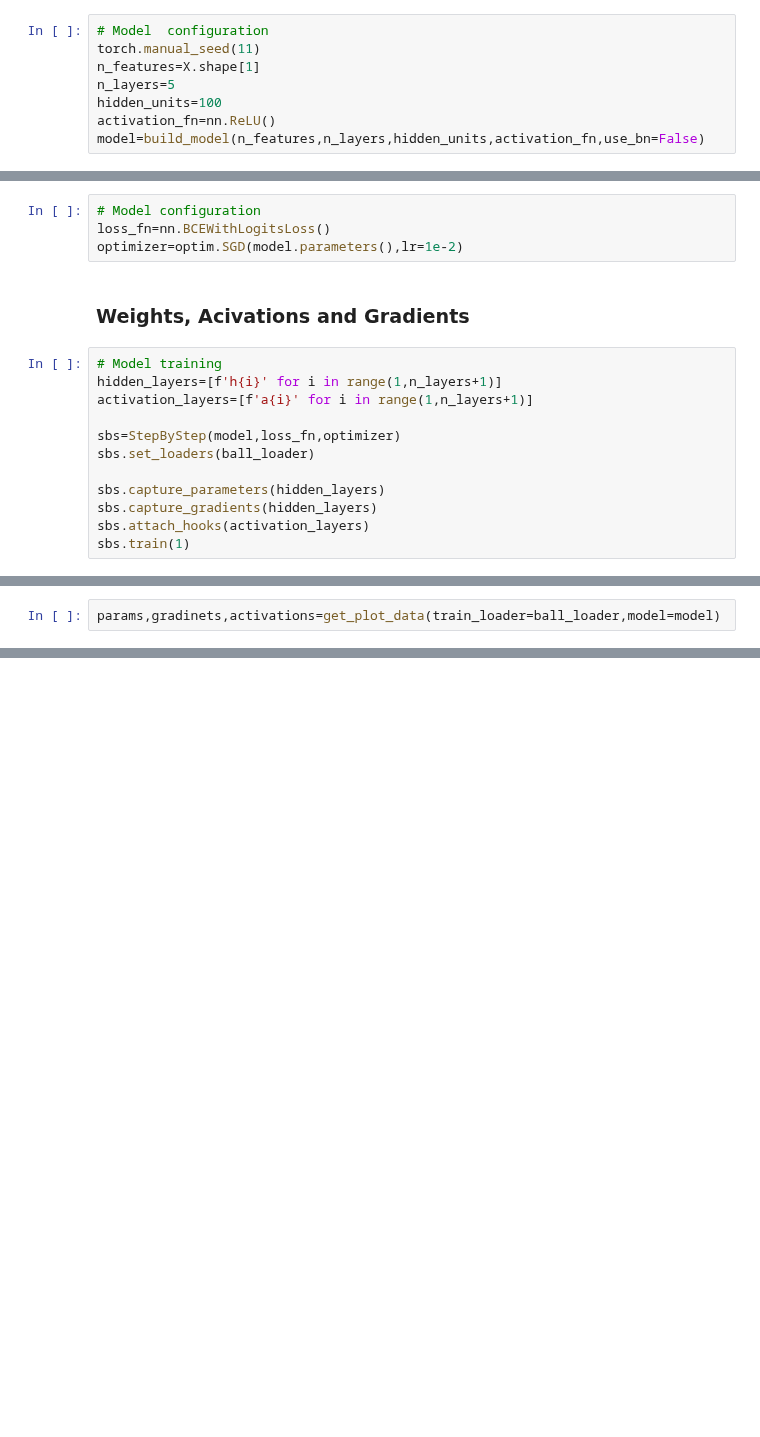
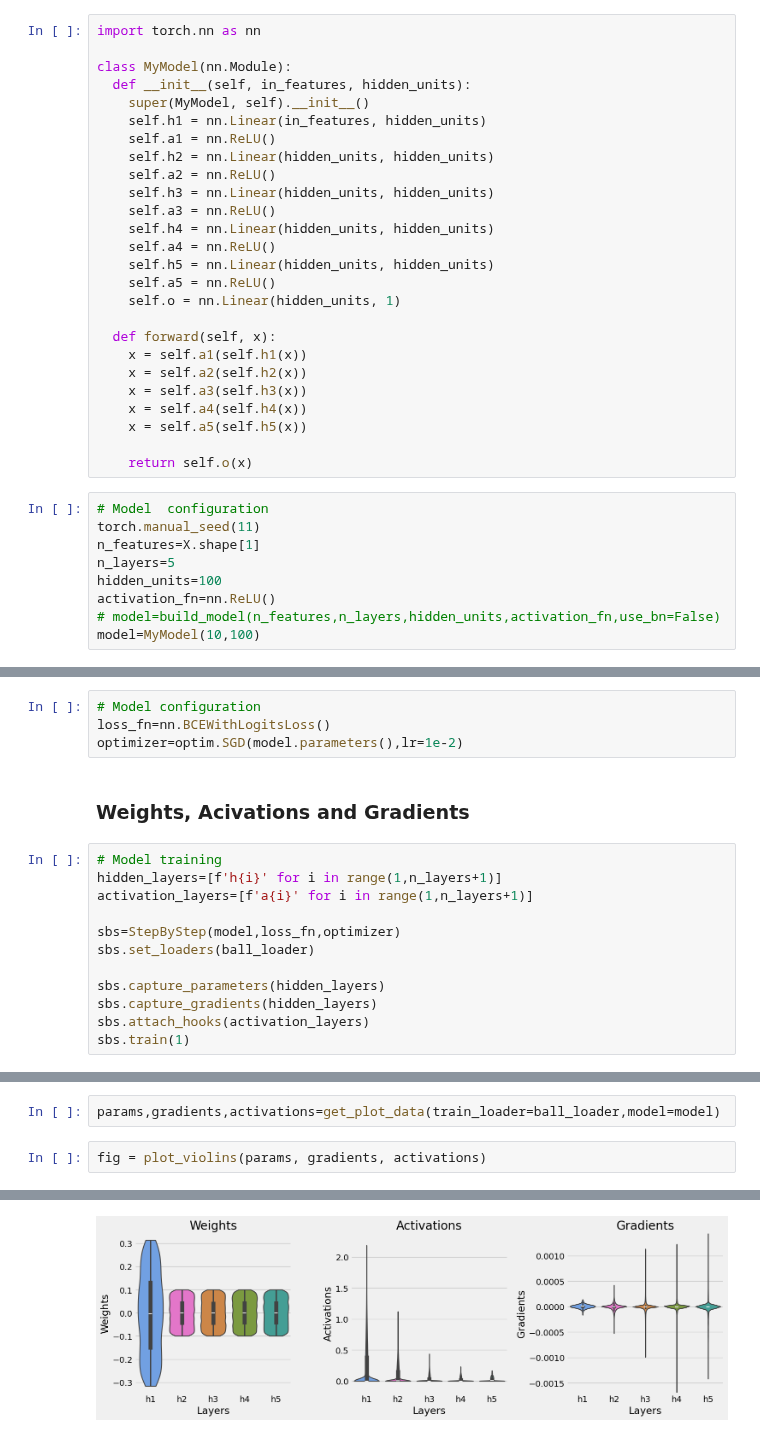
Before and after one commit to Anushkach/Deep-Learning, a Jupyter notebook: Deep Learning with Pytorch/vanishing and exploding gradients.ipynb, the cells around one changed output, grey strips where cells are left out. Cells and saved outputs as stored; diff of their text form; blank space fills up the shorter version.

Commit message:
gradient clipping

```diff
--- a/Deep Learning with Pytorch/vanishing and exploding gradients.ipynb
+++ b/Deep Learning with Pytorch/vanishing and exploding gradients.ipynb
@@ -54,6 +45,32 @@ ball_loader=DataLoader(ball_dataset,batch_size=(len(X)))
 #         layers.add_module(f"bn{i+2}",nn.BatchNorm1d(hidden_units))
 #     layers.add_module("o",nn.Linear(hidden_units,1))
 #     return layers
+# %%
+import torch.nn as nn
+
+class MyModel(nn.Module):
+  def __init__(self, in_features, hidden_units):
+    super(MyModel, self).__init__()
+    self.h1 = nn.Linear(in_features, hidden_units)
+    self.a1 = nn.ReLU()
+    self.h2 = nn.Linear(hidden_units, hidden_units)
+    self.a2 = nn.ReLU()
+    self.h3 = nn.Linear(hidden_units, hidden_units)
+    self.a3 = nn.ReLU()
+    self.h4 = nn.Linear(hidden_units, hidden_units)
+    self.a4 = nn.ReLU()
+    self.h5 = nn.Linear(hidden_units, hidden_units)
+    self.a5 = nn.ReLU()
+    self.o = nn.Linear(hidden_units, 1)
+
+  def forward(self, x):
+    x = self.a1(self.h1(x))
+    x = self.a2(self.h2(x))
+    x = self.a3(self.h3(x))
+    x = self.a4(self.h4(x))
+    x = self.a5(self.h5(x))
+
+    return self.o(x)
 # %%
 # Model  configuration
 torch.manual_seed(11)
@@ -61,4 +78,5 @@ n_features=X.shape[1]
 n_layers=5
 hidden_units=100
 activation_fn=nn.ReLU()
-model=build_model(n_features,n_layers,hidden_units,activation_fn,use_bn=False)
+# model=build_model(n_features,n_layers,hidden_units,activation_fn,use_bn=False)
+model=MyModel(10,100)
@@ -87,2 +131,5 @@ sbs.train(1)
 # %%
-params,gradinets,activations=get_plot_data(train_loader=ball_loader,model=model)
+params,gradients,activations=get_plot_data(train_loader=ball_loader,model=model)
+# %%
+fig = plot_violins(params, gradients, activations)
+# %% [output]
@@ -88,0 +156 @@ params,gradinets,activations=get_plot_data(train_loader=ball_loader,model=model)
+[figure, added]
```
Also changed, not shown: parts of 32 cells of this notebook.
